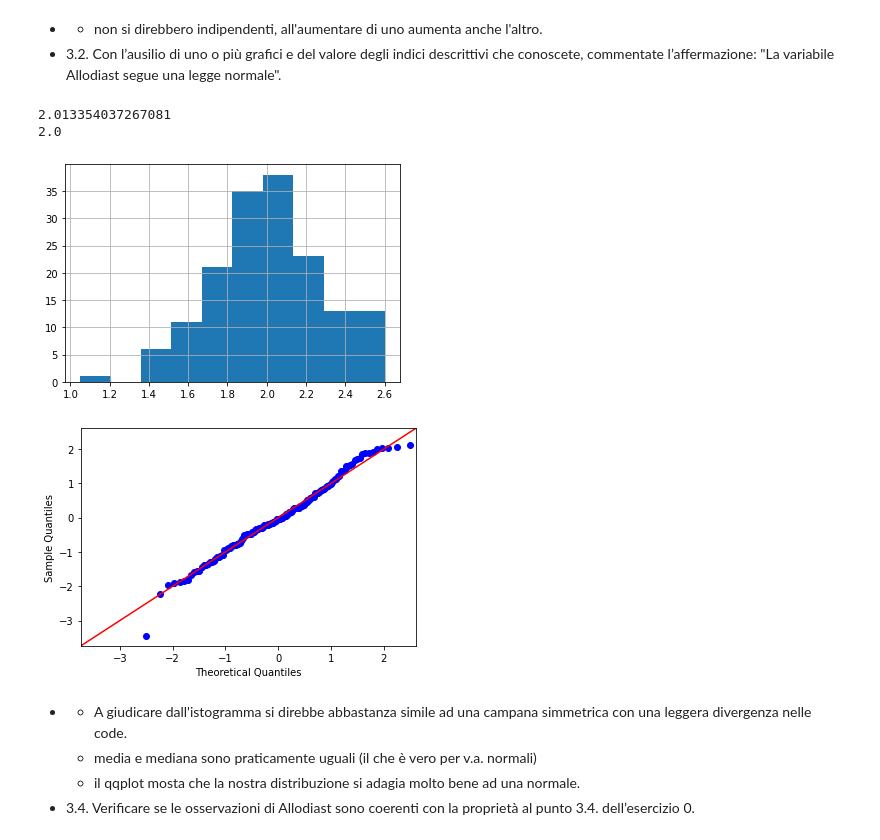
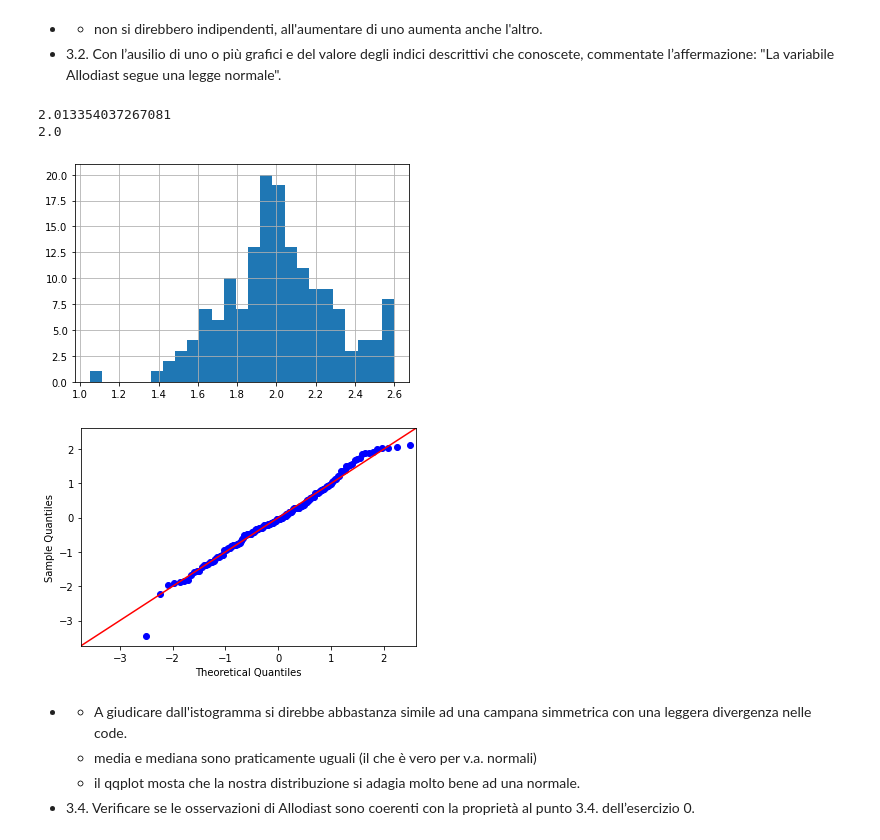
Before and after one commit to f14-bertolotti/SAD-unimi, a Jupyter notebook: cani_completo/solution_python.ipynb, the cells around one changed output. Saved outputs shown, nothing was run; the diff lists cells and outputs as text; code cells hidden in the pictures.

```diff
--- a/cani_completo/solution_python.ipynb
+++ b/cani_completo/solution_python.ipynb
@@ -319,14 +323,14 @@ data.loc[:, ["EDVI","Allodiast"]].corr()
 # %%
 import statsmodels.api as sm
 
-data.Allodiast.hist()
+data.Allodiast.hist(bins=25)
 print(data.Allodiast.dropna().mean())
 print(data.Allodiast.dropna().median())
 plt = sm.qqplot(data.Allodiast, fit=True, line="45")
 # %% [output]
 2.013354037267081
 2.0
-[figure, old version]
+[figure, new version]
 [figure]
 # %% [markdown]
 - - A giudicare dall'istogramma si direbbe abbastanza simile ad una campana simmetrica con una leggera divergenza nelle code.
```
Also changed, not shown: parts of 17 cells of this notebook, 1 other file.
